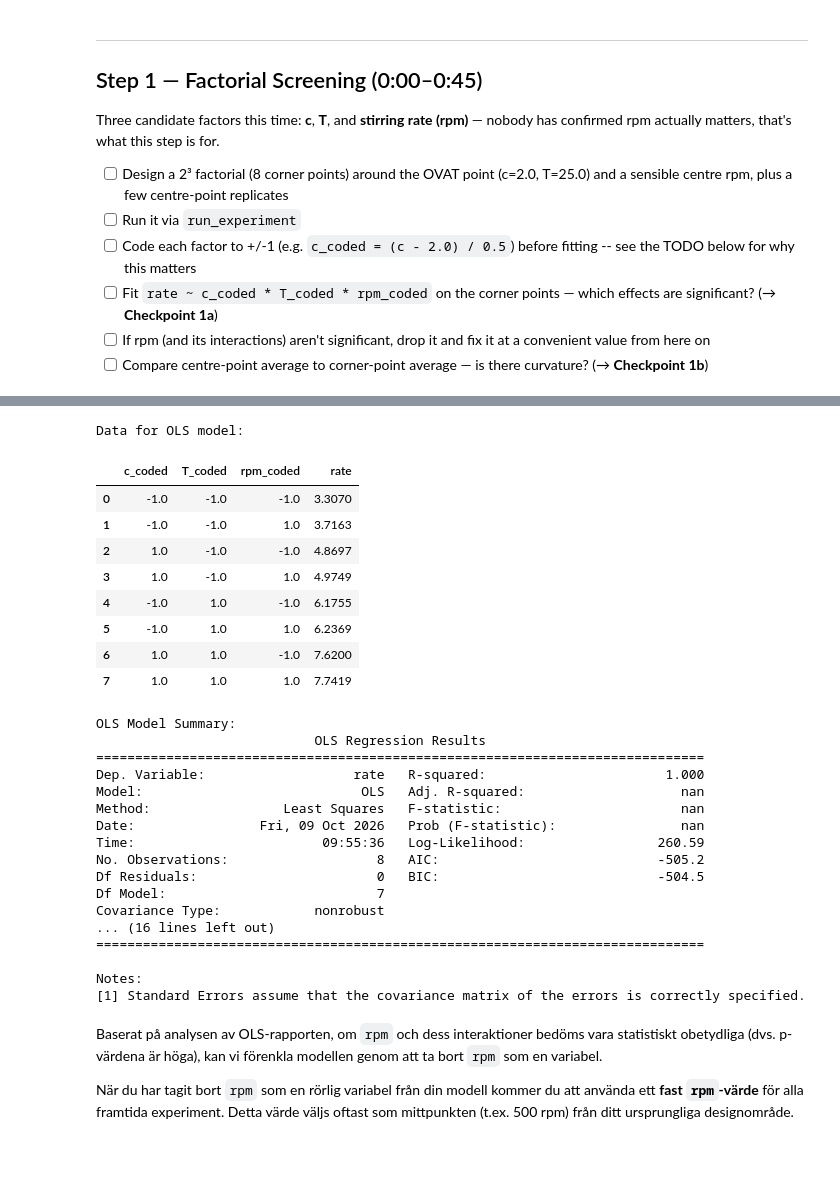
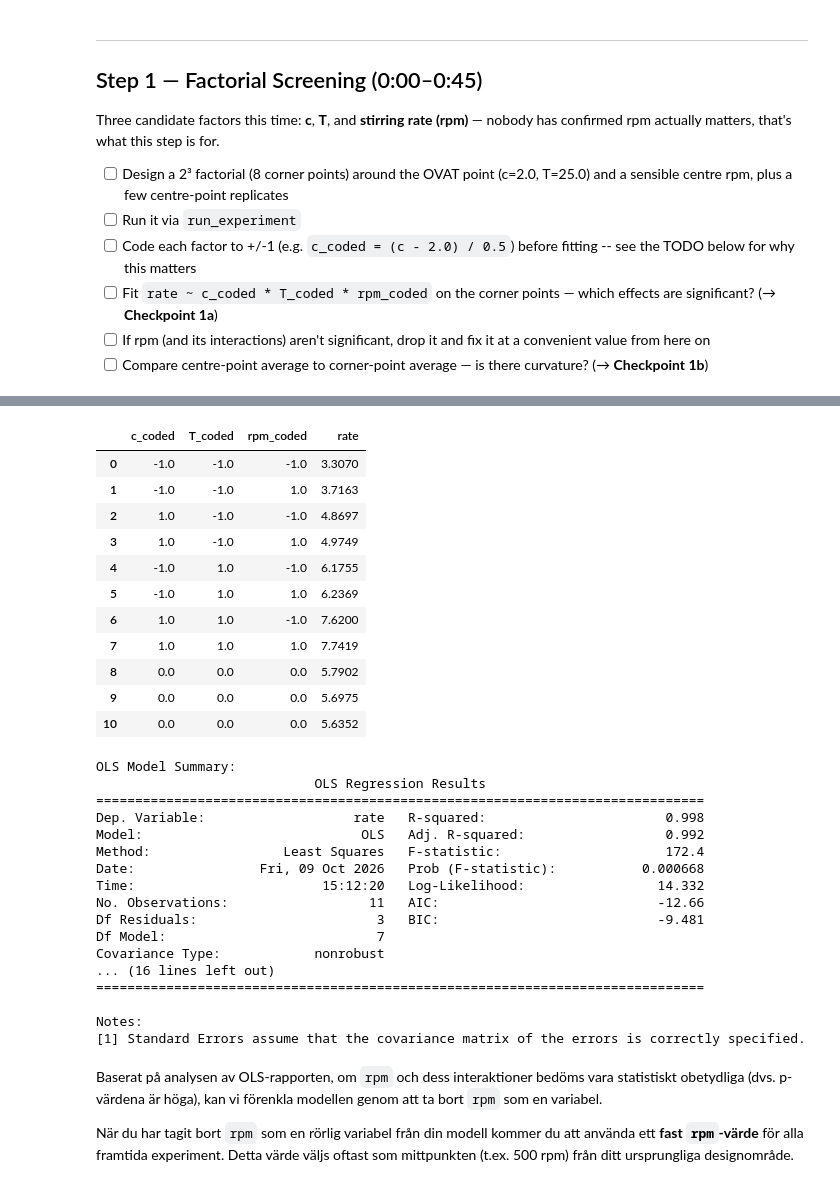
Before and after one commit to sundelinadam-design/1kb570_2026, a Jupyter notebook: Labs/03_optimising_catalytic_reaction/starter_notebook.ipynb, the cells around one changed output, grey strips where cells are left out. Drawn from its saved outputs; the diff is of its cells as text; code cells hidden in the pictures; blank space fills up the shorter version.

```diff
--- a/Labs/03_optimising_catalytic_reaction/starter_notebook.ipynb
+++ b/Labs/03_optimising_catalytic_reaction/starter_notebook.ipynb
@@ -153,76 +149,65 @@ All experiments for factorial screening completed and logged to history.
 # %%
 
 # TODO:
 # 1. For the result, code each factor to +/-1 using the factorial's own half-ranges
 # (e.g. c_coded = (c - 2.0) / 0.5) and add these as new columns.
 # 2. THEN fit rate ~ c_coded * T_coded * rpm_coded (statsmodels.formula.api.ols)
 # ONLY on the corner points. (Fitting on raw units (mM, degC, rpm) instead will give
 # you a badly ill-conditioned model where every effect looks non-significant
 # that's a red flag to code your variables, not a real finding.)
 
 # TIP: .summary() shows you the coefficients, signs, and p-values for every
 # main effect and interaction.
 # Define center points and half-ranges for coding
-center_c = 2.0
-half_range_c = 0.5
 
-center_T = 25.0
-half_range_T = 5.0
+df_model_data = pd.concat(corner_list + center_list, ignore_index=True)
+# Code each factor to +/-1
+df_model_data['c_coded'] = (df_model_data['c'] - 2) /0.5
+df_model_data['T_coded'] = (df_model_data['T'] - 25) /5
+df_model_data['rpm_coded'] = (df_model_data['rpm'] - 500) /200
 
-center_rpm = 500.0
-half_range_rpm = 200.0
-
-# Create a DataFrame for the model, using a copy of history to add coded variables.
-# The 'history' DataFrame contains the actual 'rate' values from the experiments.
-df_model_data = history.copy()
-
-# Code each factor to +/-1
-df_model_data['c_coded'] = (df_model_data['c'] - center_c) / half_range_c
-df_model_data['T_coded'] = (df_model_data['T'] - center_T) / half_range_T
-df_model_data['rpm_coded'] = (df_model_data['rpm'] - center_rpm) / half_range_rpm
-
-# Display the prepared data with coded factors and rate
-print("Data for OLS model:")
 display(df_model_data[['c_coded', 'T_coded', 'rpm_coded', 'rate']])
 
 # Fit rate ~ c_coded * T_coded * rpm_coded (statsmodels.formula.api.ols)
 # ONLY on the corner points (df_model_data currently contains only corner points based on previous steps).
 model = smf.ols(
     'rate ~ c_coded * T_coded * rpm_coded',
     data=df_model_data
 ).fit()
 
 # Print the model summary
 print("\nOLS Model Summary:")
 print(model.summary())
 # %% [output]
+|  | c_coded | T_coded | rpm_coded | rate |
+| 0 | -1.0 | -1.0 | -1.0 | 3.3070 |
+| 1 | -1.0 | -1.0 | 1.0 | 3.7163 |
+| 2 | 1.0 | -1.0 | -1.0 | 4.8697 |
+| 3 | 1.0 | -1.0 | 1.0 | 4.9749 |
+| 4 | -1.0 | 1.0 | -1.0 | 6.1755 |
+| 5 | -1.0 | 1.0 | 1.0 | 6.2369 |
+| 6 | 1.0 | 1.0 | -1.0 | 7.6200 |
+| 7 | 1.0 | 1.0 | 1.0 | 7.7419 |
+| 8 | 0.0 | 0.0 | 0.0 | 5.7902 |
+| 9 | 0.0 | 0.0 | 0.0 | 5.6975 |
+| 10 | 0.0 | 0.0 | 0.0 | 5.6352 |
-Data for OLS model:
+OLS Model Summary:
+                            OLS Regression Results
+==============================================================================
+Dep. Variable:                   rate   R-squared:                       0.998
+Model:                            OLS   Adj. R-squared:                  0.992
+Method:                 Least Squares   F-statistic:                     172.4
+Date:                Fri, 09 Oct 2026   Prob (F-statistic):           0.000668
+Time:                        15:12:20   Log-Likelihood:                 14.332
+No. Observations:                  11   AIC:                            -12.66
+Df Residuals:                       3   BIC:                            -9.481
+Df Model:                           7
+Covariance Type:            nonrobust
+... (16 lines left out)
+==============================================================================
+
+Notes:
+[1] Standard Errors assume that the covariance matrix of the errors is correctly specified.
-|  | c_coded | T_coded | rpm_coded | rate |
-| 0 | -1.0 | -1.0 | -1.0 | 3.3070 |
-| 1 | -1.0 | -1.0 | 1.0 | 3.7163 |
-| 2 | 1.0 | -1.0 | -1.0 | 4.8697 |
-| 3 | 1.0 | -1.0 | 1.0 | 4.9749 |
-| 4 | -1.0 | 1.0 | -1.0 | 6.1755 |
-| 5 | -1.0 | 1.0 | 1.0 | 6.2369 |
-| 6 | 1.0 | 1.0 | -1.0 | 7.6200 |
-| 7 | 1.0 | 1.0 | 1.0 | 7.7419 |
-OLS Model Summary:
-                            OLS Regression Results
-==============================================================================
-Dep. Variable:                   rate   R-squared:                       1.000
-Model:                            OLS   Adj. R-squared:                    nan
-Method:                 Least Squares   F-statistic:                       nan
-Date:                Fri, 09 Oct 2026   Prob (F-statistic):                nan
-Time:                        09:55:36   Log-Likelihood:                 260.59
-No. Observations:                   8   AIC:                            -505.2
-Df Residuals:                       0   BIC:                            -504.5
-Df Model:                           7
-Covariance Type:            nonrobust
-... (16 lines left out)
-==============================================================================
-
-Notes:
-[1] Standard Errors assume that the covariance matrix of the errors is correctly specified.
 # %% [markdown]
 Baserat på analysen av OLS-rapporten, om `rpm` och dess interaktioner bedöms vara statistiskt obetydliga (dvs. p-värdena är höga), kan vi förenkla modellen genom att ta bort `rpm` som en variabel.
 
```
Also changed, not shown: parts of 6 cells of this notebook.
